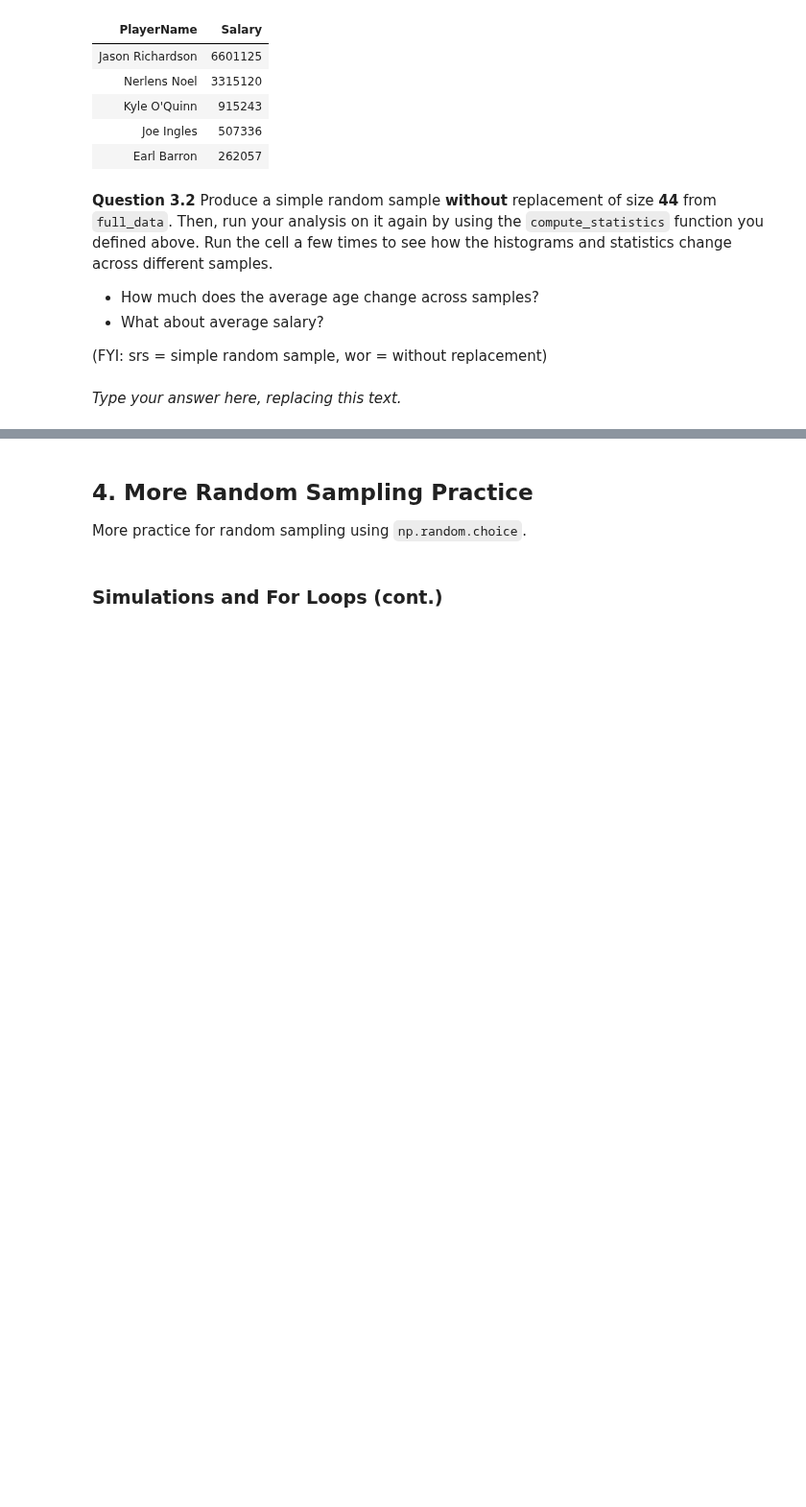
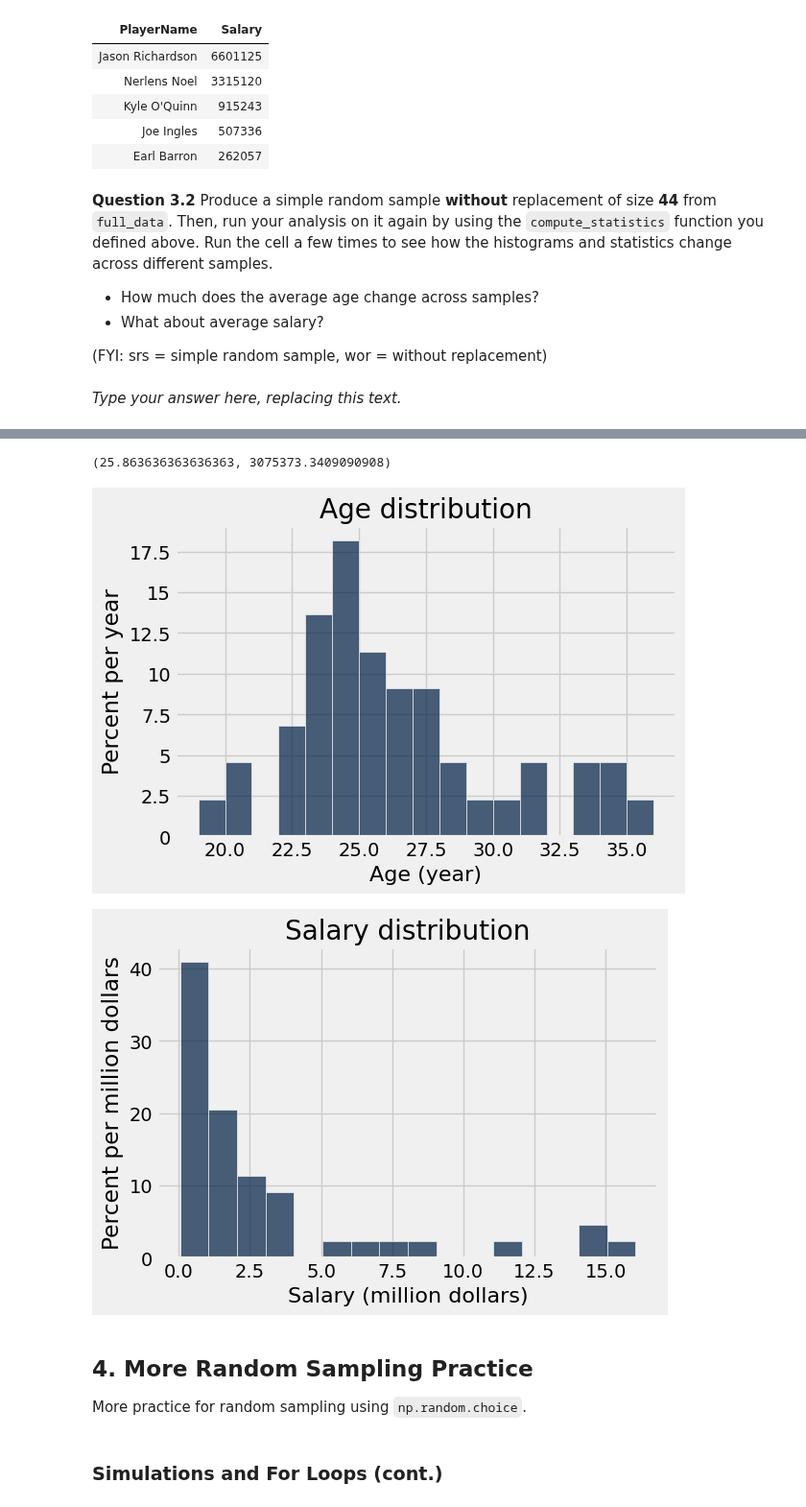
Before and after one commit to MRowe13/24-fall-data1350, a Jupyter notebook: Labs/lab05/lab05.ipynb, the cells around one changed output, grey strips where cells are left out. Shown at 96% size. Saved outputs shown, nothing was run; the diff lists cells and outputs as text; code cells hidden in the pictures; blank space fills up the shorter version.

```diff
--- a/Labs/lab05/lab05.ipynb
+++ b/Labs/lab05/lab05.ipynb
@@ -438,9 +438,13 @@ _Type your answer here, replacing this text._
 # %% [markdown]
 <!-- BEGIN QUESTION -->
 # %%
-my_small_srswor_data =
-my_small_stats = ...
+my_small_srswor_data = full_data.sample(44,with_replacement=False)
+my_small_stats = compute_statistics(my_small_srswor_data)
 my_small_stats
+# %% [output]
+(25.863636363636363, 3075373.3409090908)
+[figure, added]
+[figure, added]
 # %% [markdown]
 <!-- END QUESTION -->
 
```
Also changed, not shown: 1 other file.
